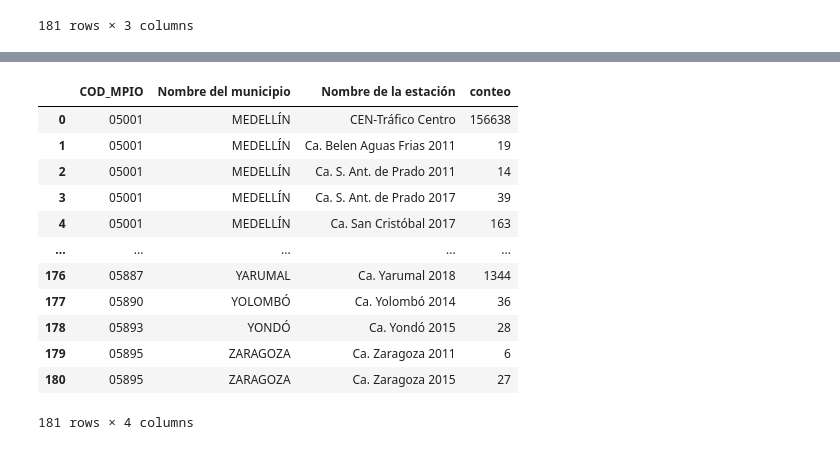
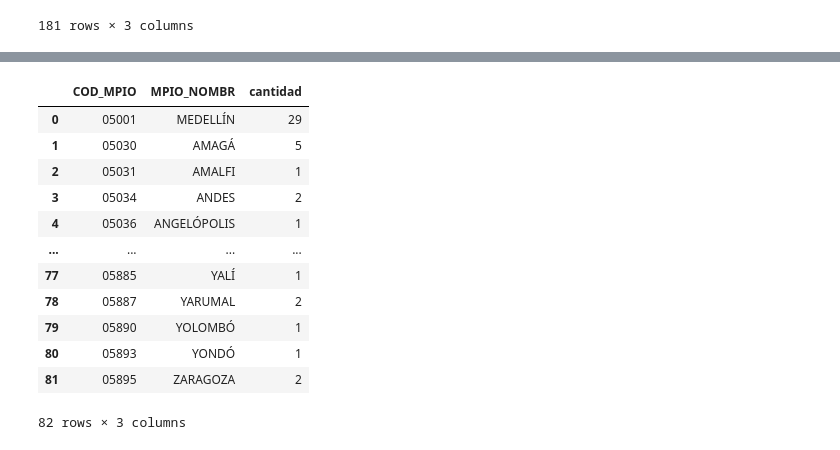
Before and after one commit to stijopa/Tesis, a Jupyter notebook: EDA_Tesis.ipynb, the cells around one changed output, grey strips where cells are left out. Saved outputs shown, nothing was run; the diff lists cells and outputs as text; code cells hidden in the pictures.

```diff
--- a/EDA_Tesis.ipynb
+++ b/EDA_Tesis.ipynb
@@ -509,20 +502,22 @@ Name: MPIO_NOMBR, Length: 82, dtype: int64
-# %%
-conteo_sensores = datos_relacionados.groupby(['COD_MPIO', 'Nombre del municipio', 'Nombre de la estación']).size().reset_index(name='conteo')
-conteo_sensores
-# %% [output]
-|  | COD_MPIO | Nombre del municipio | Nombre de la estación | conteo |
-| 0 | 05001 | MEDELLÍN | CEN-Tráfico Centro | 156638 |
-| 1 | 05001 | MEDELLÍN | Ca. Belen Aguas Frias 2011 | 19 |
-| 2 | 05001 | MEDELLÍN | Ca. S. Ant. de Prado 2011 | 14 |
-| 3 | 05001 | MEDELLÍN | Ca. S. Ant. de Prado 2017 | 39 |
-| 4 | 05001 | MEDELLÍN | Ca. San Cristóbal 2017 | 163 |
-| ... | ... | ... | ... | ... |
-| 176 | 05887 | YARUMAL | Ca. Yarumal 2018 | 1344 |
-| 177 | 05890 | YOLOMBÓ | Ca. Yolombó 2014 | 36 |
-| 178 | 05893 | YONDÓ | Ca. Yondó 2015 | 28 |
-| 179 | 05895 | ZARAGOZA | Ca. Zaragoza 2011 | 6 |
-| 180 | 05895 | ZARAGOZA | Ca. Zaragoza 2015 | 27 |
-181 rows × 4 columns
+# %%
+conteo_por_grupo = conteo_por_valor.groupby(['COD_MPIO','MPIO_NOMBR']).size().reset_index(name='cantidad')
+conteo_por_grupo
+#conteo_por_grupo['cantidad']
+#conteo_por_grupo.shape
+# %% [output]
+|  | COD_MPIO | MPIO_NOMBR | cantidad |
+| 0 | 05001 | MEDELLÍN | 29 |
+| 1 | 05030 | AMAGÁ | 5 |
+| 2 | 05031 | AMALFI | 1 |
+| 3 | 05034 | ANDES | 2 |
+| 4 | 05036 | ANGELÓPOLIS | 1 |
+| ... | ... | ... | ... |
+| 77 | 05885 | YALÍ | 1 |
+| 78 | 05887 | YARUMAL | 2 |
+| 79 | 05890 | YOLOMBÓ | 1 |
+| 80 | 05893 | YONDÓ | 1 |
+| 81 | 05895 | ZARAGOZA | 2 |
+82 rows × 3 columns
 # %%
 # # # import geopandas as gpd
 # # # import pandas as pd
```
Also changed, not shown: parts of 3 cells of this notebook.
